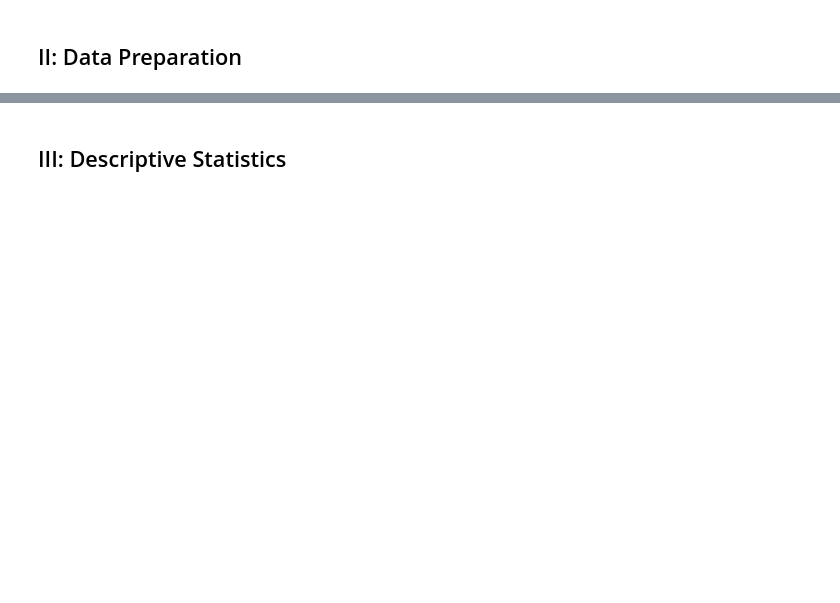
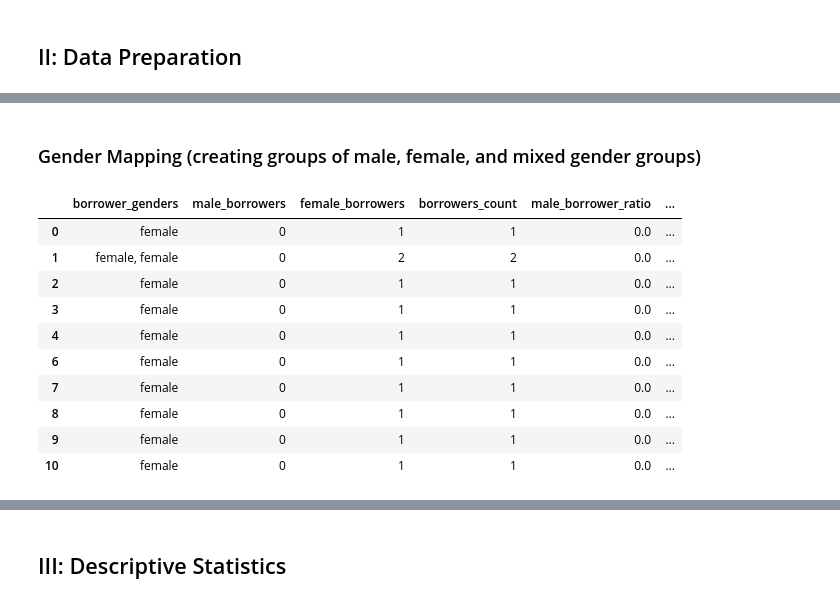
Before and after one commit to JAdamHub/M1-Exam-Submission, a Jupyter notebook: M1-Exam_Part_1.ipynb, the cells around one changed output, grey strips where cells are left out. Drawn from its saved outputs; the diff is of its cells as text; code cells hidden in the pictures; blank space fills up the shorter version.

```diff
--- a/M1-Exam_Part_1.ipynb
+++ b/M1-Exam_Part_1.ipynb
@@ -249,0 +151,19 @@ print(data[['funded_time', 'disbursed_time']].head())
+# %%
+data = data.drop(['tags', 'use', 'currency', 'country_code', 'partner_id'], axis=1)
+# %%
+# we want to remove the missing rows from the dataset
+# storing length of rows for comparing, >> before dropna.. <<
+data_rows = len(data)
+
+# dropping missing values
+data.dropna(inplace=True)
+
+# storing the now cleaned dataset
+cleaned_rows = len(data)
+
+# check..
+drops = data_rows - cleaned_rows
+
+# print the dropped rows and percentage of data removed
+print(f"Number of dropped rows: {drops}")
+print(f'In percentage {(drops / data_rows) * 100:.2f} % of the data was removed')
@@ -279 +197,43 @@ data.isna().sum()
+# %% [markdown]
+### Gender Mapping (creating groups of male, female, and mixed gender groups)
+# %%
+# count the number of male and female borrowers by searching for occurrences of 'male' and 'female' in the 'borrower_genders' column
+data['male_borrowers'] = data['borrower_genders'].apply(lambda x: len(re.findall(r'\bmale', x)))
+data['female_borrowers'] = data['borrower_genders'].apply(lambda x: len(re.findall(r'\bfemale', x)))
+
+# calculate the total number of borrowers by adding male and female borrower counts
+data['borrowers_count'] = data['male_borrowers'] + data['female_borrowers']
+
+# handle cases where 'borrowers_count' is 0 by replacing it with 1 to avoid division by zero
+data['male_borrower_ratio'] = data['male_borrowers'] / data['borrowers_count'].replace(0, 1)
+
+# function to classify the gender group based on the ratio of male borrowers
+# if the ratio is 1, it means all borrowers are male, so return 'male(s)'
+# if the ratio is 0, all borrowers are female, so return 'female(s)'
+# otherwise, return 'mixed gender group' for groups with both male and female borrowers
+def classify_genders(ratio):
+    if ratio == 1:
+        return 'male(s)'
+    elif ratio == 0:
+        return 'female(s)'
+    else:
+        return 'mixed gender group'
+
+# apply the gender classification function to each row based on the 'male_borrower_ratio'
+data['gender_class'] = data['male_borrower_ratio'].apply(classify_genders)
+
+# print of the first 10 rows of new added columns to see the borrower genders, counts, ratios, and classifications
+data[['borrower_genders', 'male_borrowers', 'female_borrowers', 'borrowers_count', 'male_borrower_ratio', 'gender_class']].head(10)
+# %% [output]
+|  | borrower_genders | male_borrowers | female_borrowers | borrowers_count | male_borrower_ratio | ... |
+| 0 | female | 0 | 1 | 1 | 0.0 | ... |
+| 1 | female, female | 0 | 2 | 2 | 0.0 | ... |
+| 2 | female | 0 | 1 | 1 | 0.0 | ... |
+| 3 | female | 0 | 1 | 1 | 0.0 | ... |
+| 4 | female | 0 | 1 | 1 | 0.0 | ... |
+| 6 | female | 0 | 1 | 1 | 0.0 | ... |
+| 7 | female | 0 | 1 | 1 | 0.0 | ... |
+| 8 | female | 0 | 1 | 1 | 0.0 | ... |
+| 9 | female | 0 | 1 | 1 | 0.0 | ... |
+| 10 | female | 0 | 1 | 1 | 0.0 | ... |
 # %%
```
Also changed, not shown: parts of 32 cells of this notebook.
